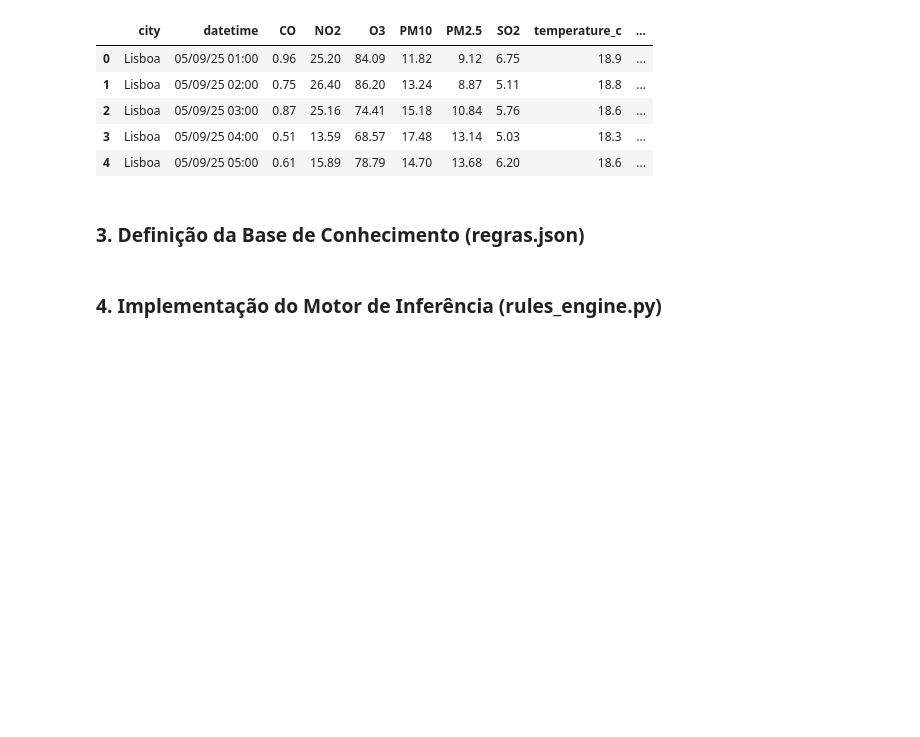
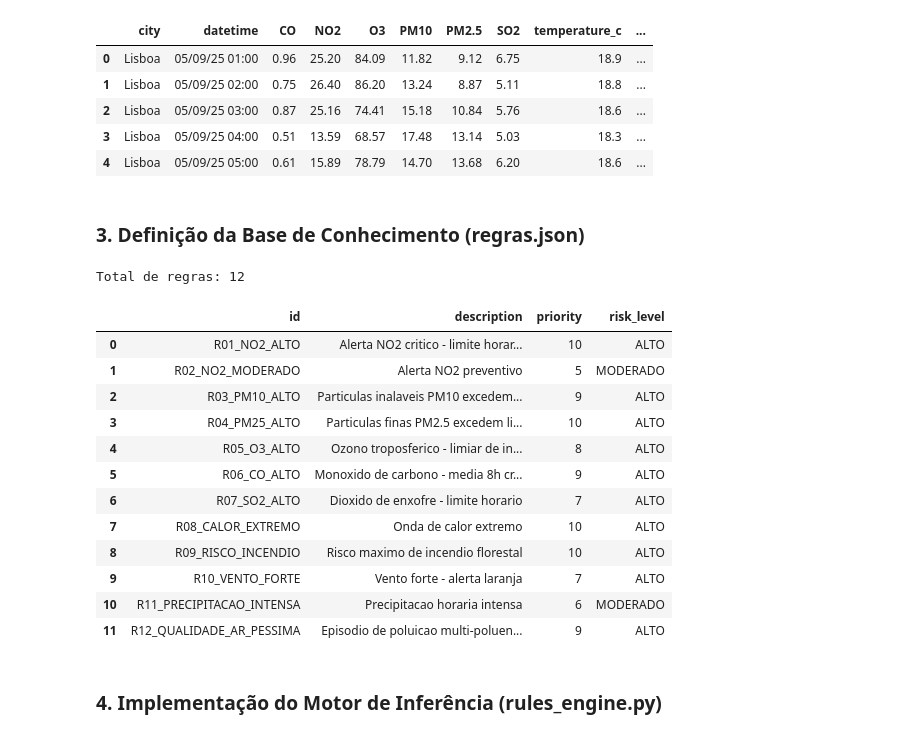
Before and after one commit to FederEx18/IIA_Project, a Jupyter notebook: Module_1/dev.ipynb, the cells around one changed output. Saved outputs shown, nothing was run; the diff lists cells and outputs as text; code cells hidden in the pictures; blank space fills up the shorter version.

```diff
--- a/Module_1/dev.ipynb
+++ b/Module_1/dev.ipynb
@@ -179,6 +179,37 @@ df.head()
 | 4 | Lisboa | 05/09/25 05:00 | 0.61 | 15.89 | 78.79 | 14.70 | 13.68 | 6.20 | 18.6 | ... |
 # %% [markdown]
 ### 3. Definição da Base de Conhecimento (regras.json)
+# %%
+rules_path = Path("regras.json")
+if not rules_path.exists():
+    raise FileNotFoundError("Falta regras.json em Module_1")
+
+with rules_path.open("r", encoding="utf-8") as f:
+    rules_payload = json.load(f)
+
+rules = rules_payload.get("rules", []) if isinstance(rules_payload, dict) else rules_payload
+print(f"Total de regras: {len(rules)}")
+display(pd.DataFrame([{
+    "id": r.get("id"),
+    "description": r.get("description"),
+    "priority": r.get("priority"),
+    "risk_level": (r.get("consequence") or {}).get("risk_level", r.get("risk_level"))
+} for r in rules]))
+# %% [output]
+Total de regras: 12
+|  | id | description | priority | risk_level |
+| 0 | R01_NO2_ALTO | Alerta NO2 critico - limite horar... | 10 | ALTO |
+| 1 | R02_NO2_MODERADO | Alerta NO2 preventivo | 5 | MODERADO |
+| 2 | R03_PM10_ALTO | Particulas inalaveis PM10 excedem... | 9 | ALTO |
+| 3 | R04_PM25_ALTO | Particulas finas PM2.5 excedem li... | 10 | ALTO |
+| 4 | R05_O3_ALTO | Ozono troposferico - limiar de in... | 8 | ALTO |
+| 5 | R06_CO_ALTO | Monoxido de carbono - media 8h cr... | 9 | ALTO |
+| 6 | R07_SO2_ALTO | Dioxido de enxofre - limite horario | 7 | ALTO |
+| 7 | R08_CALOR_EXTREMO | Onda de calor extremo | 10 | ALTO |
+| 8 | R09_RISCO_INCENDIO | Risco maximo de incendio florestal | 10 | ALTO |
+| 9 | R10_VENTO_FORTE | Vento forte - alerta laranja | 7 | ALTO |
+| 10 | R11_PRECIPITACAO_INTENSA | Precipitacao horaria intensa | 6 | MODERADO |
+| 11 | R12_QUALIDADE_AR_PESSIMA | Episodio de poluicao multi-poluen... | 9 | ALTO |
 # %% [markdown]
 ### 4. Implementação do Motor de Inferência (rules_engine.py)
 # %% [markdown]
```
Also changed, not shown: parts of 1 cell of this notebook.
